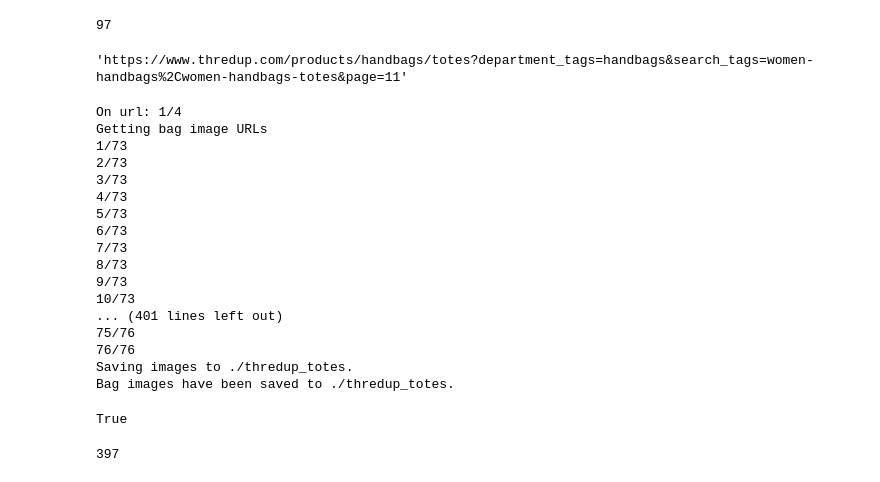
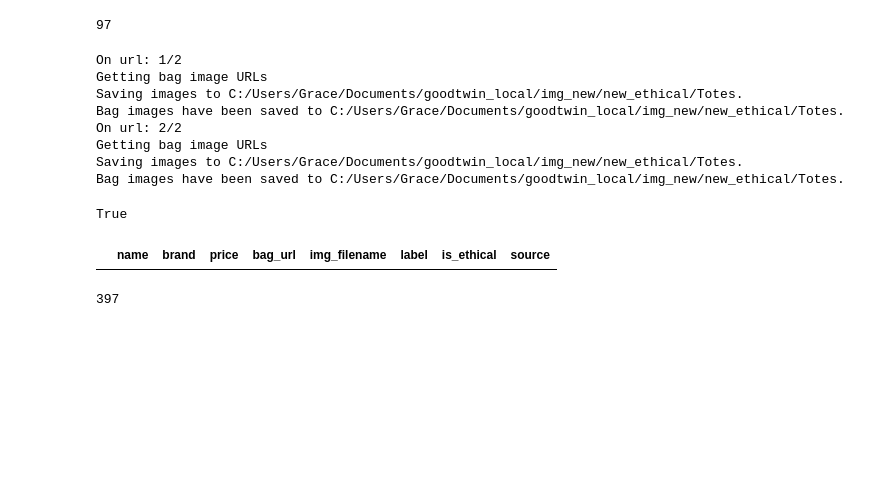
Before and after one commit to graceh3/sustainably, a Jupyter notebook: scaping_scripts/thredup_bags.ipynb, the cells around one changed output. Saved outputs shown, nothing was run; the diff lists cells and outputs as text; code cells hidden in the pictures; blank space fills up the shorter version.

Commit message:
updated thredup scraping script

```diff
--- a/scaping_scripts/thredup_bags.ipynb
+++ b/scaping_scripts/thredup_bags.ipynb
@@ -53,56 +53,47 @@ import pymysql
 ### Totes
 # %%
 # get urls of all pages of tote bags
-urls=['https://www.thredup.com/products/handbags/totes?department_tags=handbags&search_tags=women-handbags%2Cwomen-handbags-totes']
+totesurls=[]
+totesurls=['https://www.thredup.com/products/handbags/totes?department_tags=handbags&search_tags=women-handbags%2Cwomen-handbags-totes']
 
 # loop through to get url for each page
 for n in range(2, 98):
-    urls.append(f'https://www.thredup.com/products/handbags/totes?department_tags=handbags&search_tags=women-handbags%2Cwomen-handbags-totes&page={n}')
+    totesurls.append(f'https://www.thredup.com/products/handbags/totes?department_tags=handbags&search_tags=women-handbags%2Cwomen-handbags-totes&page={n}')
 
 # check number of urls collected
-len(urls)
+len(totesurls)
 # %% [output]
 97
-# %%
-# pick a random url and test that it works
-urls[10]
-# %% [output]
-'https://www.thredup.com/products/handbags/totes?department_tags=handbags&search_tags=women-handbags%2Cwomen-handbags-totes&page=11'
 # %%
 # using helper function get_bag_info, loop through a portion of urls to get bag information & locally save bag image
 counter = 0
 df_all_totes = pd.DataFrame()
-for i, url in enumerate(urls[:5]):
+for i, url in enumerate(totesurls[:2]):
     try:
-        print(f'On url: {i+1}/{len(urls[:4])}')
-        df, dict_ = get_bag_info(url, 'Totes', './thredup_totes', counter, 1, 'thredup')
+        print(f'On url: {i+1}/{len(totesurls[:2])}')
+        df, dict_ = get_bag_info(url, 'Totes', 'C:/Users/Grace/Documents/goodtwin_local/img_new/new_ethical/Totes', counter, 1, 'thredup')
         counter += len(df)
         df_all_totes = df_all_totes.append(df, ignore_index=True)
     except:
-        print(f'Skipping: {i+1}/{len(urls[:4])}')
+        print(f'Skipping: {i+1}/{len(totesurls[:2])}')
 # %% [output]
-On url: 1/4
+On url: 1/2
 Getting bag image URLs
-1/73
-2/73
-3/73
-4/73
-5/73
-6/73
-7/73
-8/73
-9/73
-10/73
-... (401 lines left out)
-75/76
-76/76
-Saving images to ./thredup_totes.
-Bag images have been saved to ./thredup_totes.
+Saving images to C:/Users/Grace/Documents/goodtwin_local/img_new/new_ethical/Totes.
+Bag images have been saved to C:/Users/Grace/Documents/goodtwin_local/img_new/new_ethical/Totes.
+On url: 2/2
+Getting bag image URLs
+Saving images to C:/Users/Grace/Documents/goodtwin_local/img_new/new_ethical/Totes.
+Bag images have been saved to C:/Users/Grace/Documents/goodtwin_local/img_new/new_ethical/Totes.
 # %%
 # make sure that counter and len of df are the same
 counter == len(df_all_totes)
 # %% [output]
 True
+# %%
+df_all_totes.head()
+# %% [output]
+|  | name | brand | price | bag_url | img_filename | label | is_ethical | source |
 # %%
 # connect to mysql database & create engine to load df data into table
 conn = pymysql.connect('127.0.0.1', 'root', 'sipTE70ts4%np', 'sustainably_db')
```
Also changed, not shown: 2 other files.
